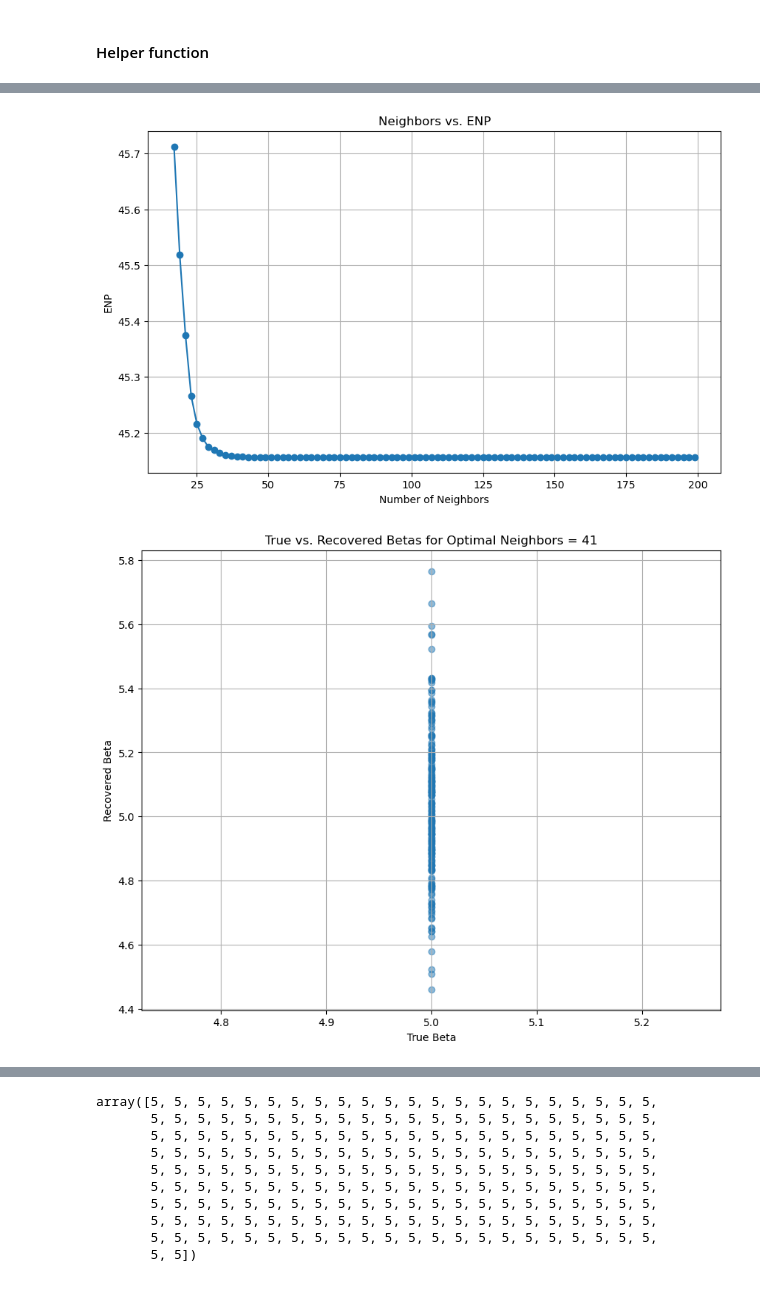
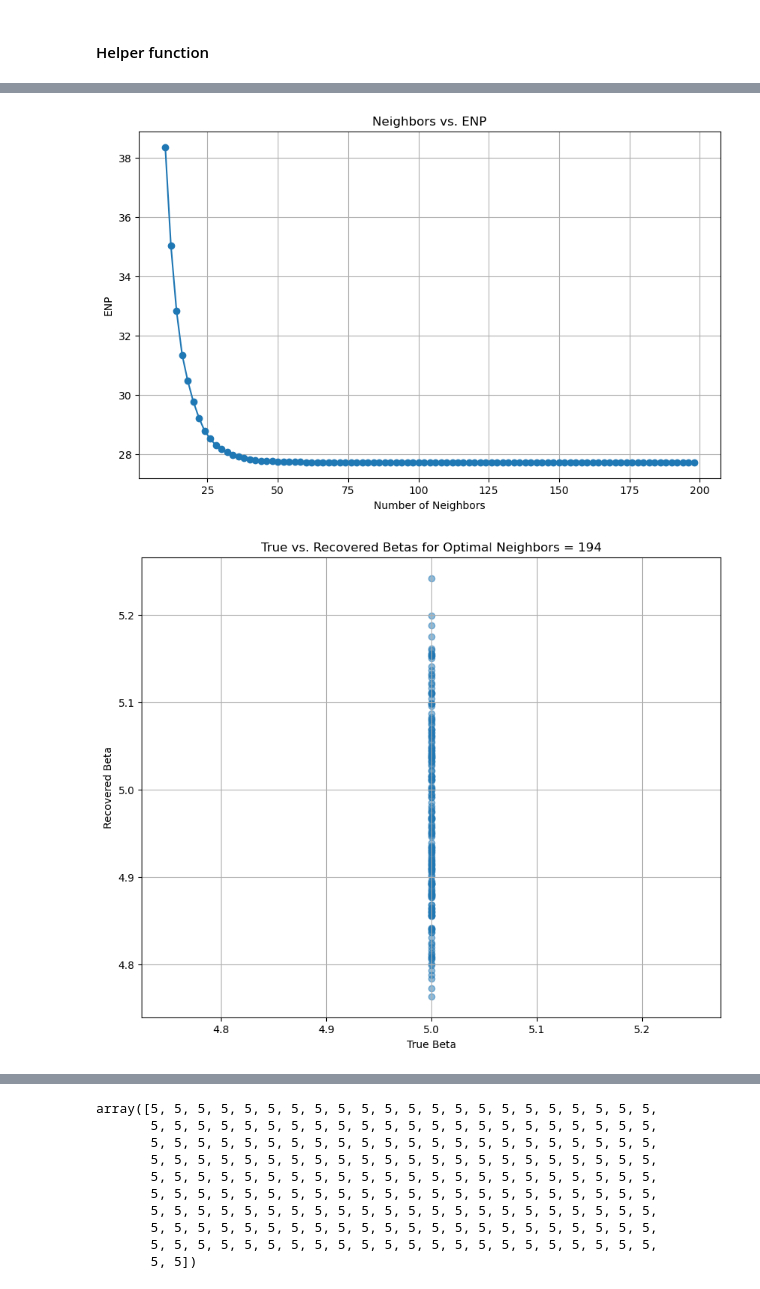
Before and after one commit to marquisvictor/change-of-support-gwr-mgwr, a Jupyter notebook: Tracts_DGP.ipynb, the cells around one changed output, grey strips where cells are left out. Cells and saved outputs as stored; diff of their text form; code cells hidden in the pictures.

```diff
--- a/Tracts_DGP.ipynb
+++ b/Tracts_DGP.ipynb
@@ -104,7 +124,7 @@ B = uniform(loc1)
 
 
 # Generate y values
-nbrs_S2 = NearestNeighbors(n_neighbors=45).fit(loc2)
+nbrs_S2 = NearestNeighbors(n_neighbors=10).fit(loc2)
 smoothed_S2_to_S1 = np.zeros(len(S1))
 for i in range(len(S1)):
     distances_S1_to_S2, indices_S1_to_S2 = nbrs_S2.kneighbors([loc1[i]])
@@ -175,9 +197,6 @@ def perform_local_regression(n_neighbor_est, loc1, loc2, S2, y):
         nbrs_S2 = NearestNeighbors(n_neighbors=n_neighbor_est).fit(loc2)
         distances_S1_to_S2, indices_S1_to_S2 = nbrs_S2.kneighbors([loc1[i]])
 
-         # Use the distance to the k-th nearest neighbor as the adaptive bandwidth
-        # adaptive_bandwidth_S2 = distances_S1_to_S2[0][-1]  # Distance to the n_neighbor_est-th nearest neighbor
-
 
         local_X = []
         weights_X = []
@@ -185,7 +204,7 @@ def perform_local_regression(n_neighbor_est, loc1, loc2, S2, y):
         # Smooth S2 onto S1 within the local regression function
         for j, neighbor_index_S2 in enumerate(indices_S1_to_S2[0]):
             dist_j_to_i = distances_S1_to_S2[0][j]
-            weight = np.exp(-0.5 * (dist_j_to_i / 10)**2)
+            weight = np.exp(-0.5 * (dist_j_to_i / 14)**2)
             local_X.append(S2[neighbor_index_S2])
             weights_X.append(weight)
 
@@ -197,25 +216,21 @@ def perform_local_regression(n_neighbor_est, loc1, loc2, S2, y):
         nbrs_S1 = NearestNeighbors(n_neighbors=n_neighbor_est).fit(loc1)
         distances, indices = nbrs_S1.kneighbors([loc1[i]])
 
-        # Use the distance to the k-th nearest neighbor as the adaptive bandwidth for S1
-        # adaptive_bandwidth_S1 = distances[0][-1] # Distance to the n_neighbor_est-th nearest neighbor
-
-
         y_neighbors = y[indices[0]].reshape(-1, 1)
         X_neighbors = weighted_X_i * np.ones(len(indices[0])).reshape(-1, 1)
 
-        weights_y = np.exp(-0.5 * (distances[0] / 10)**2).reshape(-1, 1)
+        weights_y = np.exp(-0.5 * (distances[0] / 14)**2).reshape(-1, 1)
 
-        rslt = iwls(y_neighbors, X_neighbors, family, None, None, None, 1.0e-5, 10, wi=weights_y)
+        rslt = iwls(y_neighbors, X_neighbors, family, None, None, None, 1.0e-5, 40, wi=weights_y)
 
         recovered_betas[i] = rslt[0]
 
     ri = np.dot(X_neighbors, rslt[5])
 
-    R[i, indices[0]] = ri[0]
     S[i, indices[0]] = ri[0] * rslt[4].flatten()
 
     y_pred_i = np.dot(X_neighbors[0], rslt[0])
+
     residuals[i] = y[i] - y_pred_i
 
     RSS = np.sum(residuals**2)
@@ -234,7 +249,7 @@ def perform_local_regression(n_neighbor_est, loc1, loc2, S2, y):
     return recovered_betas, aicc_ll, tr_S
 # %%
 # Define range for number of neighbors
-neighbors_values = list(range(17, len(S1), 2))
+neighbors_values = list(range(10, len(S1), 2))
 best_aicc = float('inf')
 best_neighbors = None
 recovered_betas_best = None
@@ -283,18 +318,18 @@ plt.title('Neighbors vs. ENP')
 plt.grid(True)
 plt.show()
 # %% [output]
-[figure, old version]
+[figure, new version]
 # %%
 # Plot True Beta vs Recovered Beta for the optimal number of neighbors
 
 plt.figure(figsize=(10, 8))
-plt.scatter(B, recovered_betas, alpha=0.5)
+plt.scatter(B, recovered_betas_best, alpha=0.5)
 plt.plot([B.min(), B.max()], [B.min(), B.max()], 'r--')  # Line of equality
 plt.xlabel('True Beta')
 plt.ylabel('Recovered Beta')
 plt.title(f'True vs. Recovered Betas for Optimal Neighbors = {best_neighbors}')
 plt.grid(True)
 plt.show()
 # %% [output]
-[figure, old version]
+[figure, new version]
 # %%
```
Also changed, not shown: parts of 57 cells of this notebook.
